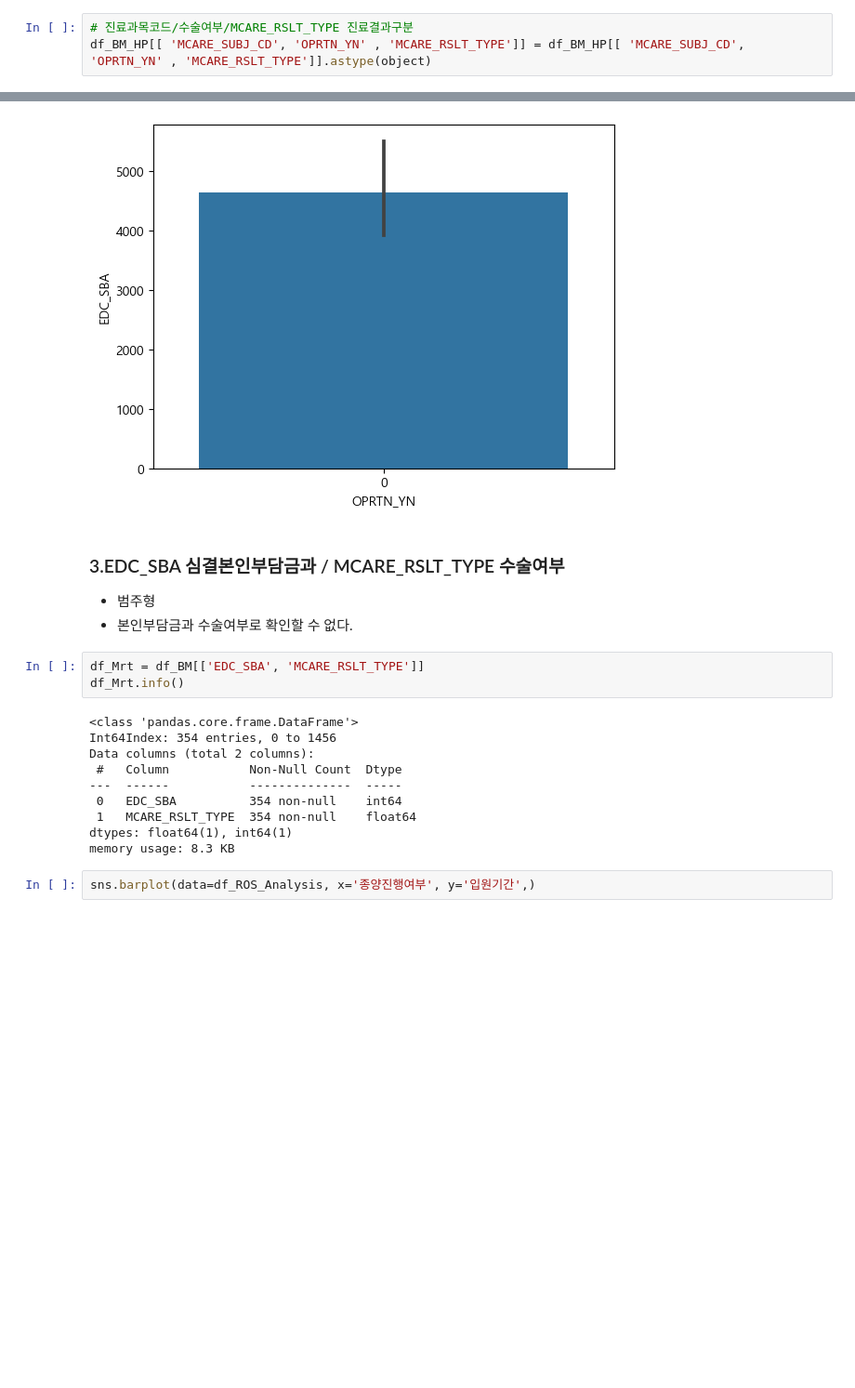
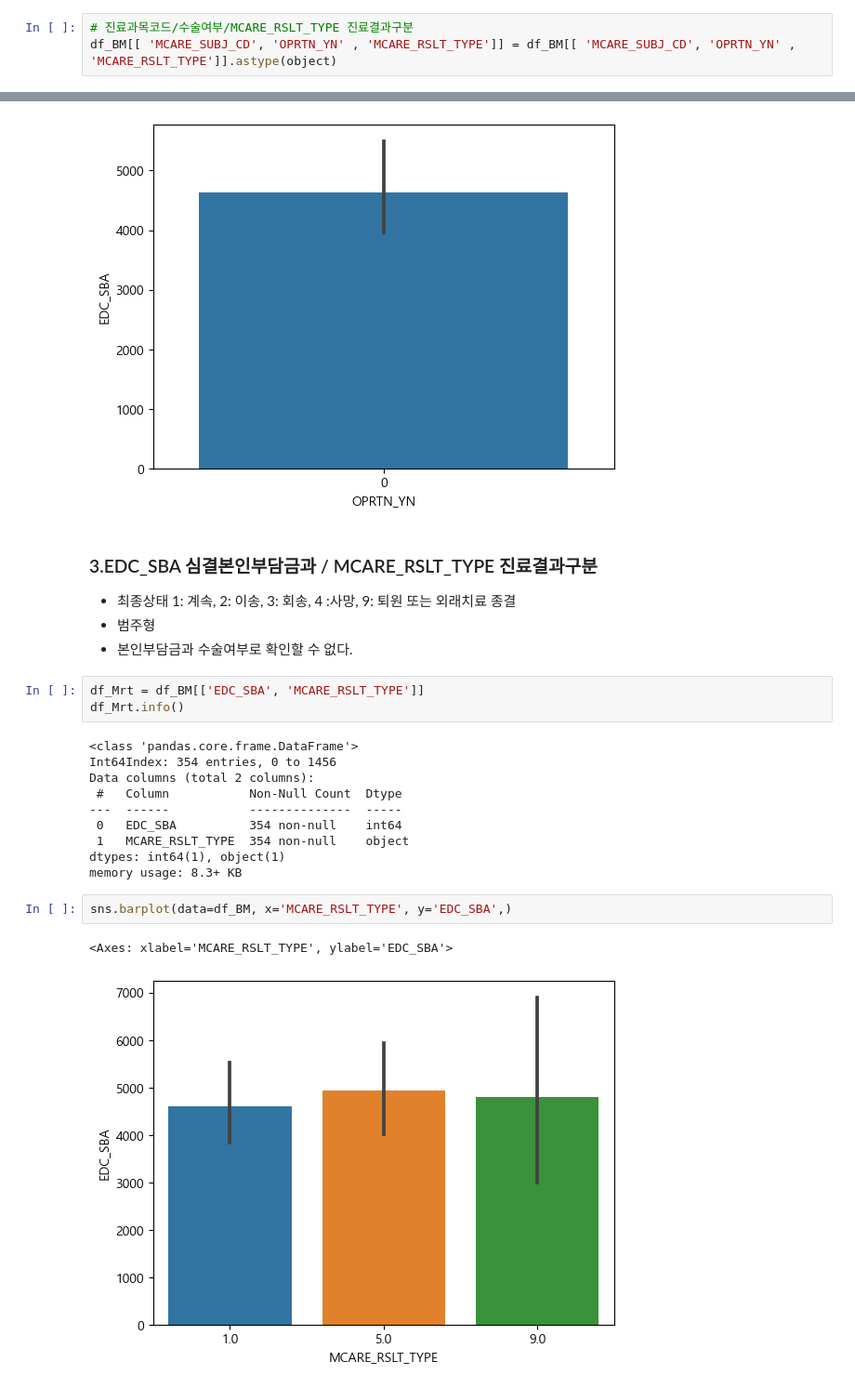
Before and after one commit to KKKKKIKKKK/toy_data_analysiss, a Jupyter notebook: codes/EDA/JoinCollectionNSC2_EDA_MJ.ipynb, the cells around one changed output, grey strips where cells are left out. Shown at 93% size. Saved outputs shown, nothing was run; the diff lists cells and outputs as text; blank space fills up the shorter version.

```diff
--- a/codes/EDA/JoinCollectionNSC2_EDA_MJ.ipynb
+++ b/codes/EDA/JoinCollectionNSC2_EDA_MJ.ipynb
@@ -74,4 +74,4 @@ STD_YYYY           0
 dtype: int64
 # %%
 # 진료과목코드/수술여부/MCARE_RSLT_TYPE 진료결과구분
-df_BM_HP[[ 'MCARE_SUBJ_CD', 'OPRTN_YN' , 'MCARE_RSLT_TYPE']] = df_BM_HP[[ 'MCARE_SUBJ_CD', 'OPRTN_YN' , 'MCARE_RSLT_TYPE']].astype(object)
+df_BM[[ 'MCARE_SUBJ_CD', 'OPRTN_YN' , 'MCARE_RSLT_TYPE']] = df_BM[[ 'MCARE_SUBJ_CD', 'OPRTN_YN' , 'MCARE_RSLT_TYPE']].astype(object)
@@ -138,7 +156,8 @@ sns.barplot(data=df_BM, x='OPRTN_YN', y='EDC_SBA',)
 <Axes: xlabel='OPRTN_YN', ylabel='EDC_SBA'>
 [figure]
 # %% [markdown]
-### 3.EDC_SBA 심결본인부담금과 / MCARE_RSLT_TYPE 수술여부
+### 3.EDC_SBA 심결본인부담금과 / MCARE_RSLT_TYPE 진료결과구분
+- 최종상태  1: 계속, 2: 이송, 3: 회송, 4 :사망, 9: 퇴원 또는 외래치료 종결
 - 범주형
 - 본인부담금과 수술여부로 확인할 수 없다.
 # %%
@@ -151,8 +170,11 @@ Data columns (total 2 columns):
  #   Column           Non-Null Count  Dtype
 ---  ------           --------------  -----
  0   EDC_SBA          354 non-null    int64
- 1   MCARE_RSLT_TYPE  354 non-null    float64
-dtypes: float64(1), int64(1)
-memory usage: 8.3 KB
+ 1   MCARE_RSLT_TYPE  354 non-null    object
+dtypes: int64(1), object(1)
+memory usage: 8.3+ KB
 # %%
-sns.barplot(data=df_ROS_Analysis, x='종양진행여부', y='입원기간',)
+sns.barplot(data=df_BM, x='MCARE_RSLT_TYPE', y='EDC_SBA',)
+# %% [output]
+<Axes: xlabel='MCARE_RSLT_TYPE', ylabel='EDC_SBA'>
+[figure, added]
```
Also changed, not shown: parts of 4 cells of this notebook.
